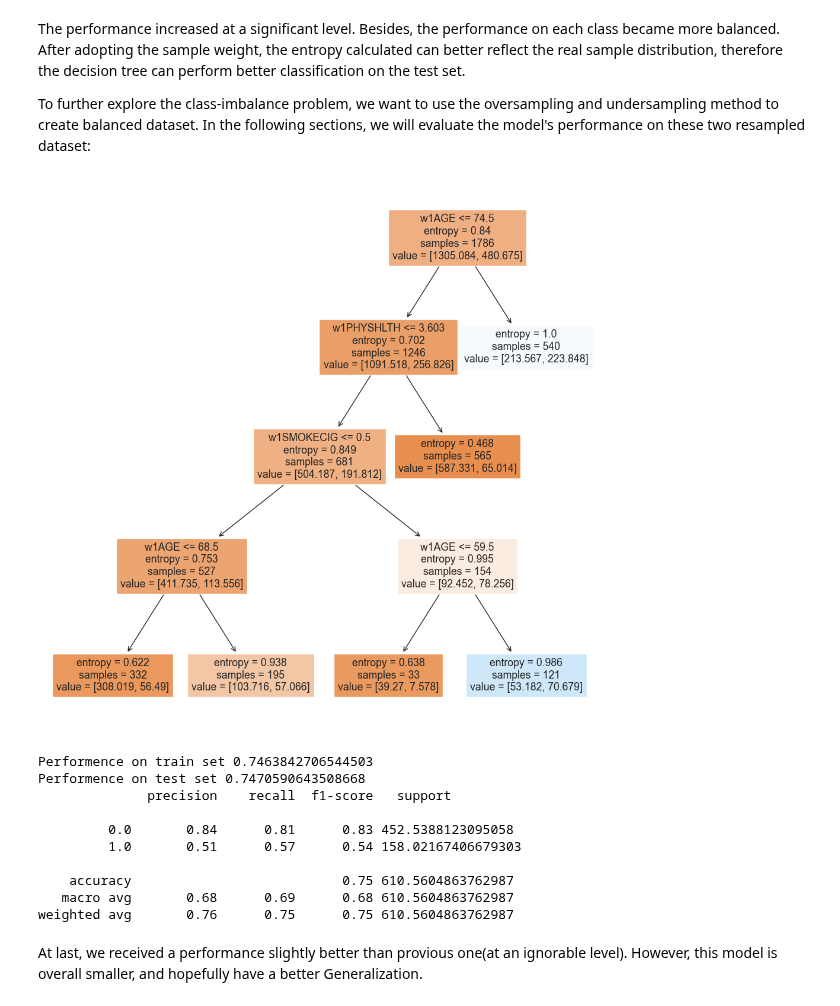
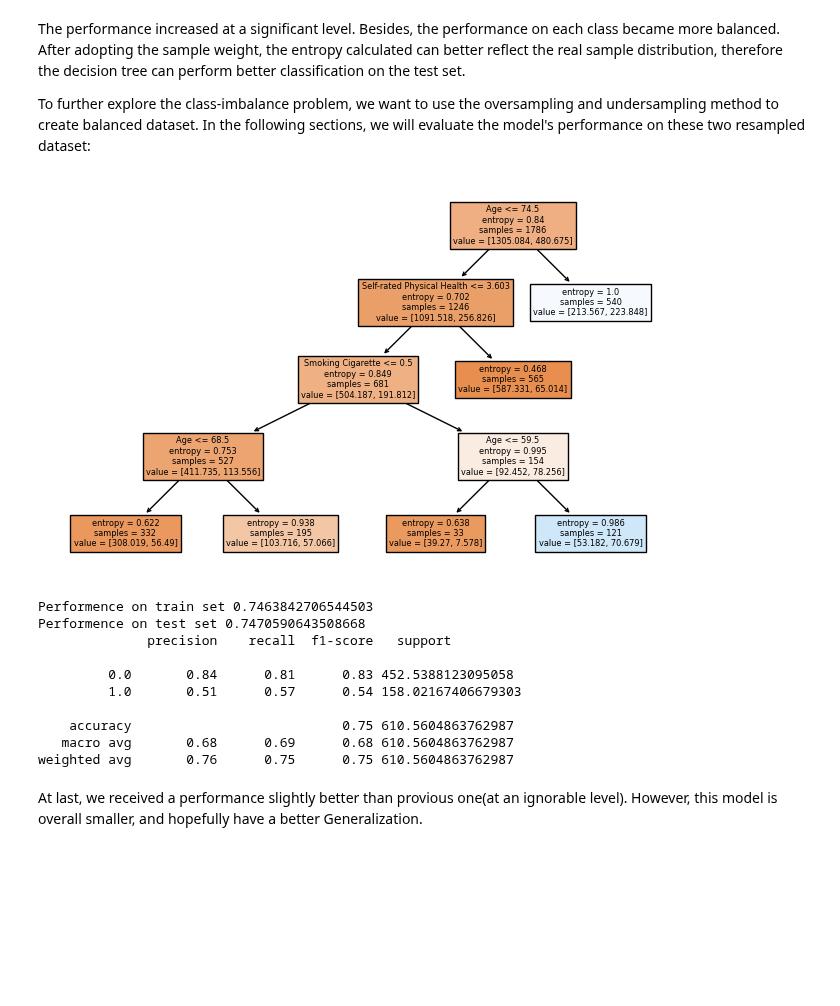
Before and after one commit to yiang-li/Predicting-Mortality-Machine-Learning, a Jupyter notebook: code_exp.ipynb, the cells around one changed output. Cells and saved outputs as stored; diff of their text form; code cells hidden in the pictures; blank space fills up the shorter version.

```diff
--- a/code_exp.ipynb
+++ b/code_exp.ipynb
@@ -49,12 +49,12 @@ data_x = data_nona[['w1SMOKECIG', 'w1ALCOHOL', 'w1GENDER', 'w1CONDITNS_3',
                     'w1dhea_mean', 'net_count', 'num_unique', 'prop_live', 'avg_talk',
                     'avg_close']]
 data_y = data_nona['deceased']
-ftr_names = ['w1SMOKECIG', 'w1ALCOHOL', 'w1GENDER', 'w1CONDITNS_3',
-             'w1married', 'w1raceblk', 'w1PHYSACT', 'w1EDUC', 'w1HSASSETS_RECODE',
-             'w1PHYSHLTH', 'w1MNTLHLTH', 'w1WALKBLK', 'w1AGE',
-             'w1SYSTOLIC_MEAN', 'w1BMI', 'w1HBA1C', 'w1CRP', 'w1HRSSLEEP',
-             'w1dhea_mean', 'net_count', 'num_unique', 'prop_live', 'avg_talk',
-             'avg_close']
+ftr_names = ['Smoking Cigarette', 'Drinking Alcohol', 'Gender', 'COPD',
+             'Married', 'Black Race', 'Physical Activity', 'Education', 'Household Assets',
+             'Self-rated Physical Health', 'Self-rated Mental Health', 'Walk Block', 'Age',
+             'Systolic BP', 'BMI', 'HBA1C', 'CRP', 'Sleep Hours',
+             'DHEA', 'Network Count', 'Unique Relationships', 'Prop Co-reside', 'Average Talk Frequency',
+             'Average Closeness']
 # %%
 #Select the target feature from the original dataframe(predictor_name), and rename them with more readable names(feature_names).
 # Then split into 60% training, 20% validation, and 20% testing
@@ -198,22 +198,22 @@ In the following sections, we will evaluate the model's performance on these two
 # %%
 #The re-weighted sample basing on statistics can better reflect the universal distribution, so we rised the min-impurity-decrease to 0.01. And do the same logic to train and evaluate.
 DT_clf = tree.DecisionTreeClassifier(random_state=seed, criterion="entropy", max_depth=None,
                                      min_impurity_decrease=0.01)
 DT_clf.fit(X_train.drop(columns='w1WEIGHT_ADJ', inplace=False), y_train, sample_weight=X_train['w1WEIGHT_ADJ'])
 
-plt.figure(figsize=(12, 12))
+plt.figure(figsize=(8, 5))
 tree.plot_tree(DT_clf, filled=True, feature_names=ftr_names)
 plt.show()
 
 print("Performence on train set",
       metrics.accuracy_score(DT_clf.predict(X_train.drop(columns='w1WEIGHT_ADJ', inplace=False)), y_train,
                              sample_weight=X_train['w1WEIGHT_ADJ']))
 y_pred = pd.DataFrame(DT_clf.predict(X_test.drop(columns='w1WEIGHT_ADJ', inplace=False)), columns=["deceased"])
 print("Performence on test set", metrics.accuracy_score(y_pred, y_test, sample_weight=X_test['w1WEIGHT_ADJ']))
 
 print(metrics.classification_report(y_test, y_pred, sample_weight=X_test['w1WEIGHT_ADJ']))
 # %% [output]
-[figure, old version]
+[figure, new version]
 Performence on train set 0.7463842706544503
 Performence on test set 0.7470590643508668
               precision    recall  f1-score   support
```
Also changed, not shown: parts of 3 cells of this notebook, 1 other file.
